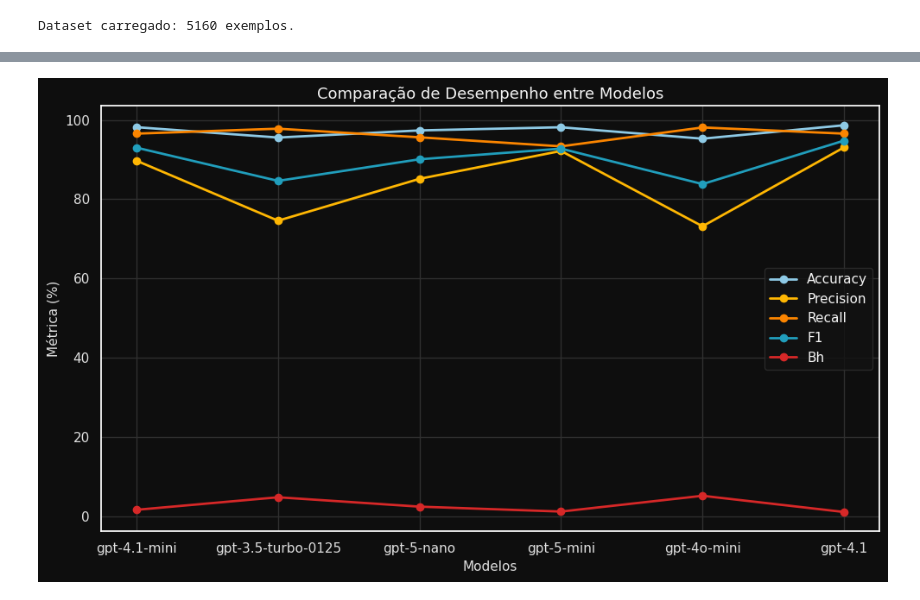
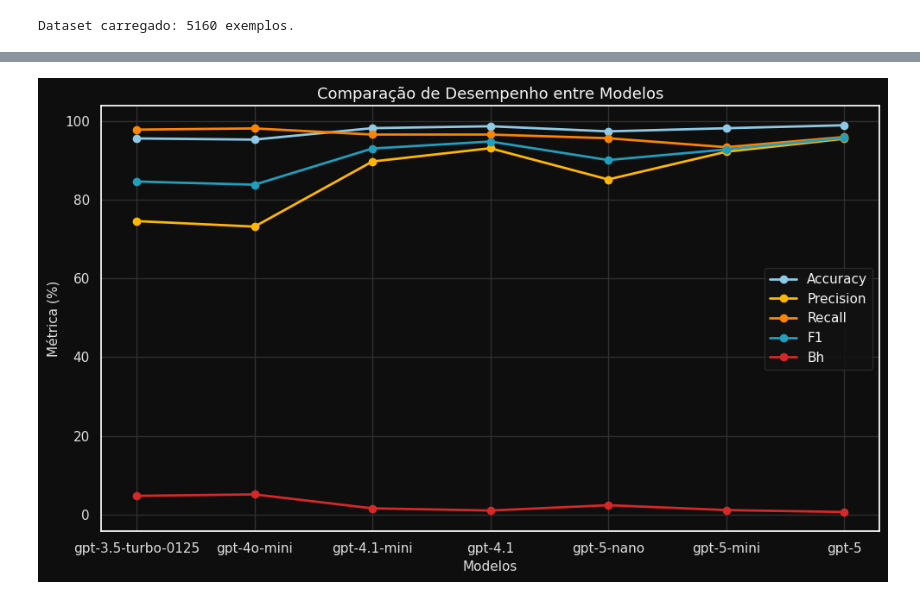
Before and after one commit to pedro-coelho-dr/llm-spam-benchmark, a Jupyter notebook: notebooks/evaluate_models.ipynb, the cells around one changed output, grey strips where cells are left out. Saved outputs shown, nothing was run; the diff lists cells and outputs as text; code cells hidden in the pictures.

```diff
--- a/notebooks/evaluate_models.ipynb
+++ b/notebooks/evaluate_models.ipynb
@@ -97,39 +98,43 @@ display(df_results.sort_values("f1", ascending=False))
 # %%
-
 # === Preparação dos dados ===
 df_results = pd.DataFrame(results).copy()
 for col in ["accuracy","precision","recall","f1","bh"]:
     df_results[col] = df_results[col] * 100
+
+# === Ordem fixa dos modelos ===
+order = ["gpt-3.5-turbo-0125", "gpt-4o-mini", "gpt-4.1-mini","gpt-4.1","gpt-5-nano", "gpt-5-mini","gpt-5"]
+df_results["model"] = df_results["model"].astype(str)
+df_results = df_results.set_index("model").reindex(order).dropna(subset=["accuracy"]).reset_index()
 
 # === Tema escuro ===
 sns.set_theme(style="darkgrid", rc={
     "axes.facecolor": "#0e0e0e",
     "figure.facecolor": "#0e0e0e",
     "text.color": "#e0e0e0",
     "axes.labelcolor": "#e0e0e0",
     "xtick.color": "#e0e0e0",
     "ytick.color": "#e0e0e0",
     "grid.color": "#303030"
 })
 
 plt.figure(figsize=(10,6))
 palette = {
     "accuracy":"#8ecae6",
     "precision":"#ffb703",
     "recall":"#fb8500",
     "f1":"#219ebc",
     "bh":"#d62828"
 }
 
 for metric, color in palette.items():
     plt.plot(df_results["model"], df_results[metric],
              marker="o", linewidth=2, color=color, label=metric.capitalize())
 
 plt.title("Comparação de Desempenho entre Modelos", fontsize=13, color="#f5f5f5")
 plt.xlabel("Modelos", fontsize=11)
 plt.ylabel("Métrica (%)", fontsize=11)
 plt.legend(facecolor="#121212", edgecolor="#303030", labelcolor="#f5f5f5")
 plt.tight_layout()
 plt.show()
 # %% [output]
-[figure, old version]
+[figure, new version]
```
Also changed, not shown: parts of 7 cells of this notebook, 34 other files.
